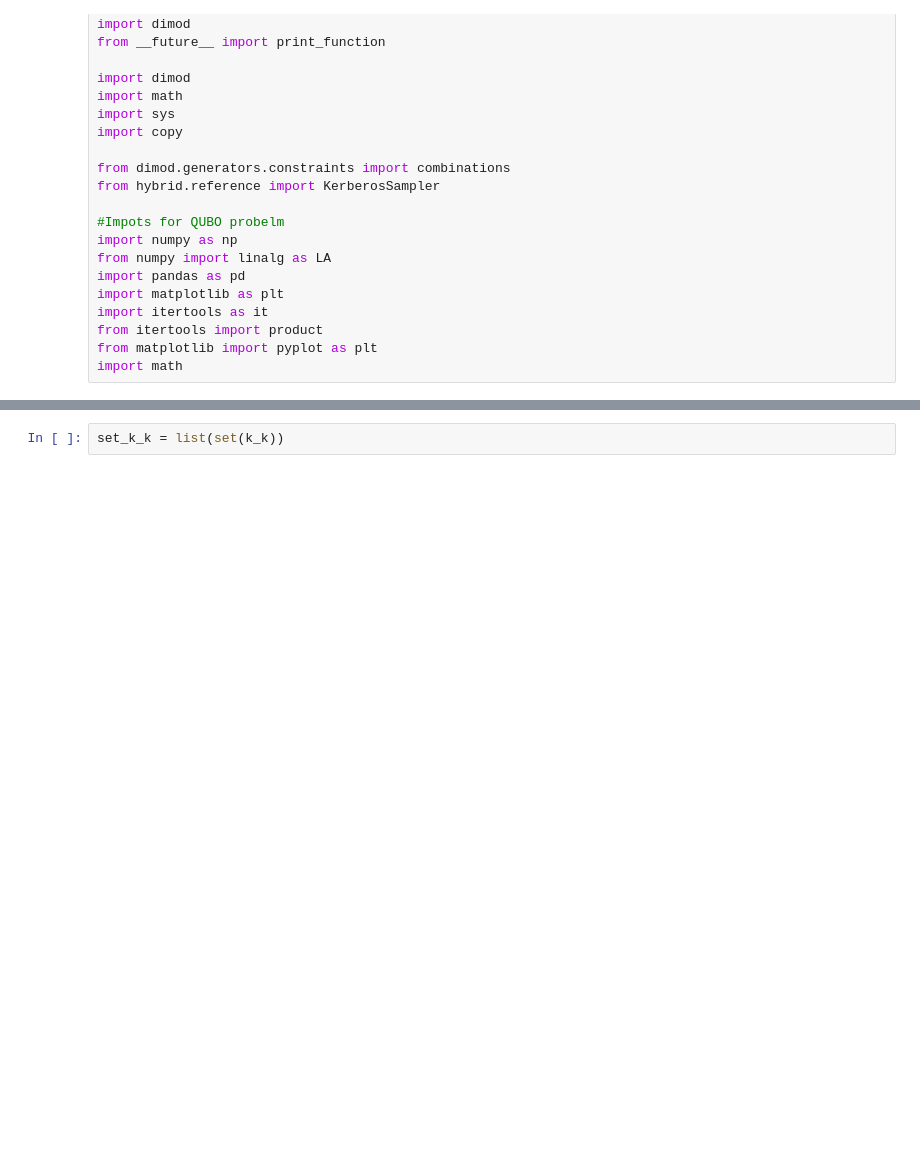
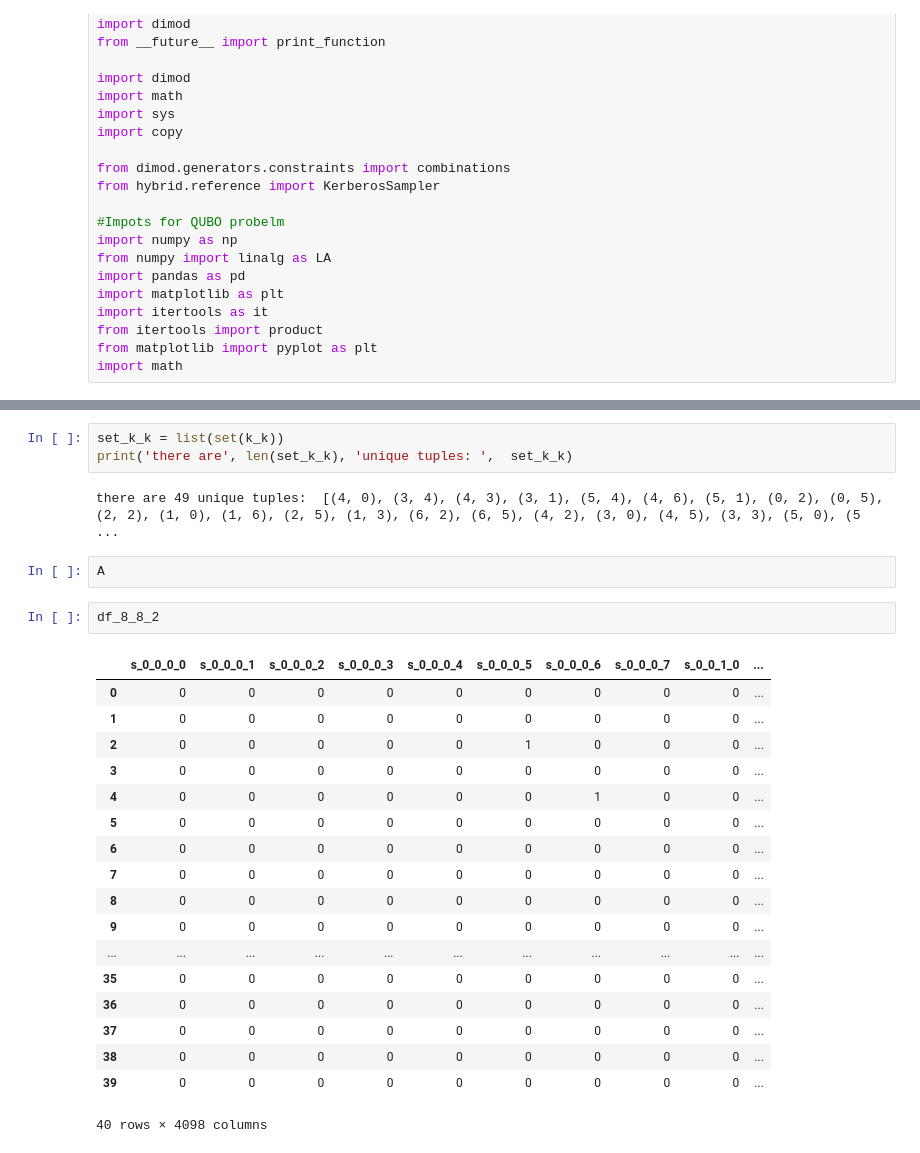
Before and after one commit to GeorgeWilliam1999/DwaveCode, a Jupyter notebook: Notebooks/LatinSquaresWorking.ipynb, the cells around one changed output, grey strips where cells are left out. Saved outputs shown, nothing was run; the diff lists cells and outputs as text; blank space fills up the shorter version.

```diff
--- a/Notebooks/LatinSquaresWorking.ipynb
+++ b/Notebooks/LatinSquaresWorking.ipynb
@@ -249,2 +275,28 @@ k_k
 # %%
 set_k_k = list(set(k_k))
+print('there are', len(set_k_k), 'unique tuples: ',  set_k_k)
+# %% [output]
+there are 49 unique tuples:  [(4, 0), (3, 4), (4, 3), (3, 1), (5, 4), (4, 6), (5, 1), (0, 2), (0, 5), (2, 2), (1, 0), (1, 6), (2, 5), (1, 3), (6, 2), (6, 5), (4, 2), (3, 0), (4, 5), (3, 3), (5, 0), (5 ...
+# %%
+A
+# %%
+df_8_8_2
+# %% [output]
+|  | s_0_0_0_0 | s_0_0_0_1 | s_0_0_0_2 | s_0_0_0_3 | s_0_0_0_4 | s_0_0_0_5 | s_0_0_0_6 | s_0_0_0_7 | s_0_0_1_0 | ... |
+| 0 | 0 | 0 | 0 | 0 | 0 | 0 | 0 | 0 | 0 | ... |
+| 1 | 0 | 0 | 0 | 0 | 0 | 0 | 0 | 0 | 0 | ... |
+| 2 | 0 | 0 | 0 | 0 | 0 | 1 | 0 | 0 | 0 | ... |
+| 3 | 0 | 0 | 0 | 0 | 0 | 0 | 0 | 0 | 0 | ... |
+| 4 | 0 | 0 | 0 | 0 | 0 | 0 | 1 | 0 | 0 | ... |
+| 5 | 0 | 0 | 0 | 0 | 0 | 0 | 0 | 0 | 0 | ... |
+| 6 | 0 | 0 | 0 | 0 | 0 | 0 | 0 | 0 | 0 | ... |
+| 7 | 0 | 0 | 0 | 0 | 0 | 0 | 0 | 0 | 0 | ... |
+| 8 | 0 | 0 | 0 | 0 | 0 | 0 | 0 | 0 | 0 | ... |
+| 9 | 0 | 0 | 0 | 0 | 0 | 0 | 0 | 0 | 0 | ... |
+| ... | ... | ... | ... | ... | ... | ... | ... | ... | ... | ... |
+| 35 | 0 | 0 | 0 | 0 | 0 | 0 | 0 | 0 | 0 | ... |
+| 36 | 0 | 0 | 0 | 0 | 0 | 0 | 0 | 0 | 0 | ... |
+| 37 | 0 | 0 | 0 | 0 | 0 | 0 | 0 | 0 | 0 | ... |
+| 38 | 0 | 0 | 0 | 0 | 0 | 0 | 0 | 0 | 0 | ... |
+| 39 | 0 | 0 | 0 | 0 | 0 | 0 | 0 | 0 | 0 | ... |
+40 rows × 4098 columns
```
Also changed, not shown: parts of 61 cells of this notebook, 2 other files.
